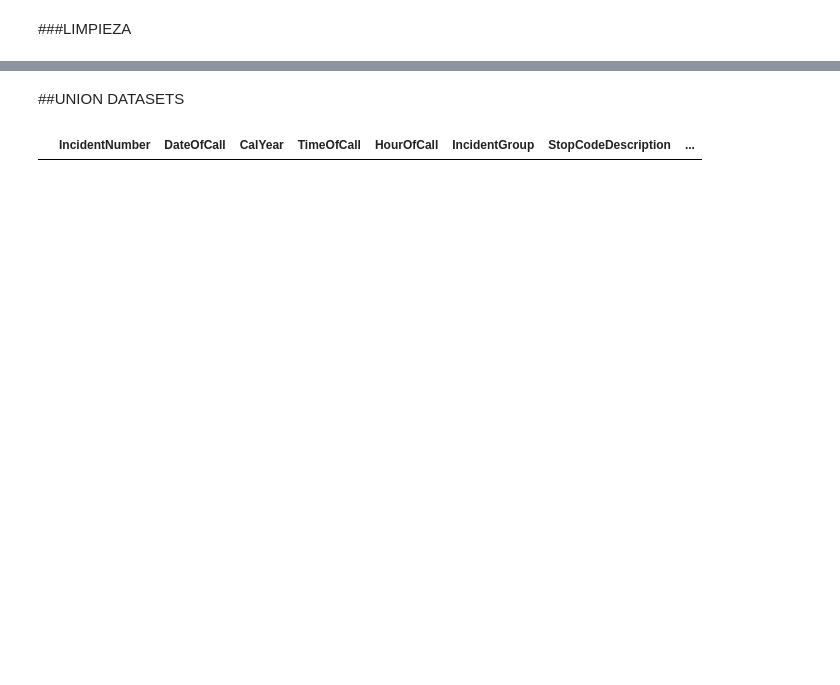
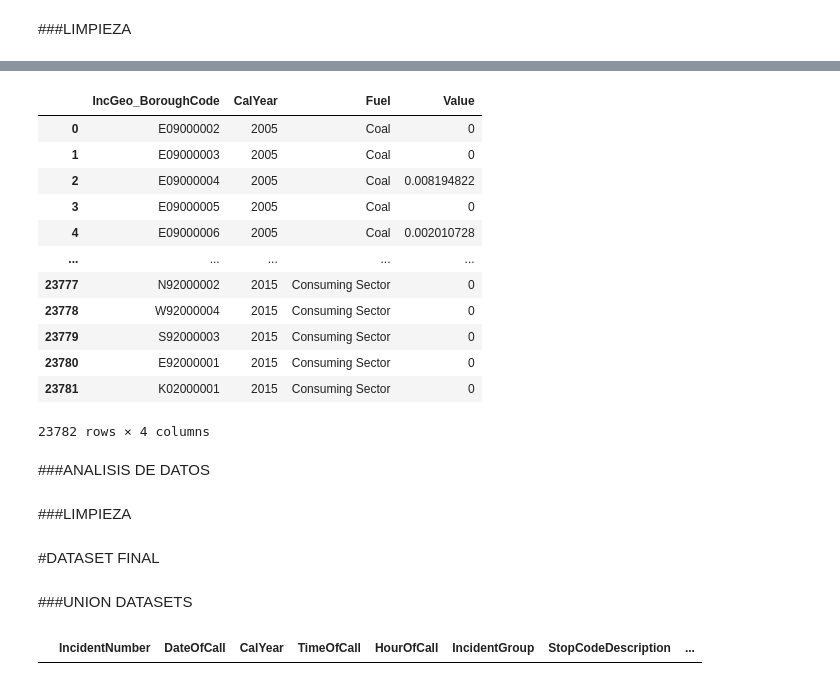
Before and after one commit to Roberto-he/TFM_RHG, a Jupyter notebook: TFM_FIRE_RHG.ipynb, the cells around one changed output, grey strips where cells are left out. Drawn from its saved outputs; the diff is of its cells as text; code cells hidden in the pictures; blank space fills up the shorter version.

```diff
--- a/TFM_FIRE_RHG.ipynb
+++ b/TFM_FIRE_RHG.ipynb
@@ -522,0 +548,18 @@ for col_name in df.columns:
+# %%
+col_eliminar_consumo=["Area", "Sector", "Measurement"]
+consumo.drop(col_eliminar_consumo, inplace=True, axis=1)
+consumo
+# %% [output]
+|  | IncGeo_BoroughCode | CalYear | Fuel | Value |
+| 0 | E09000002 | 2005 | Coal | 0 |
+| 1 | E09000003 | 2005 | Coal | 0 |
+| 2 | E09000004 | 2005 | Coal | 0.008194822 |
+| 3 | E09000005 | 2005 | Coal | 0 |
+| 4 | E09000006 | 2005 | Coal | 0.002010728 |
+| ... | ... | ... | ... | ... |
+| 23777 | N92000002 | 2015 | Consuming Sector | 0 |
+| 23778 | W92000004 | 2015 | Consuming Sector | 0 |
+| 23779 | S92000003 | 2015 | Consuming Sector | 0 |
+| 23780 | E92000001 | 2015 | Consuming Sector | 0 |
+| 23781 | K02000001 | 2015 | Consuming Sector | 0 |
+23782 rows × 4 columns
@@ -523,5 +579,11 @@ for col_name in df.columns:
+# %% [markdown]
+###ANALISIS DE DATOS
+# %% [markdown]
+###LIMPIEZA
+# %% [markdown]
+#DATASET FINAL
 # %% [markdown]
-##UNION DATASETS
+###UNION DATASETS
 # %%
 datos_completos = pd.merge(, crimenes, on=["IncGeo_BoroughCode","CalYear"])
 datos_completos.head()
```
Also changed, not shown: parts of 26 cells of this notebook.
